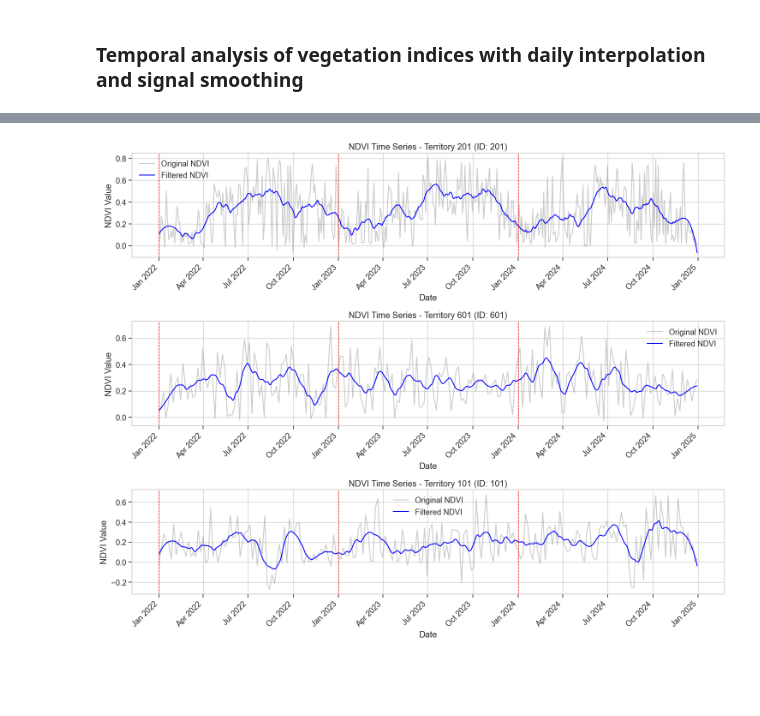
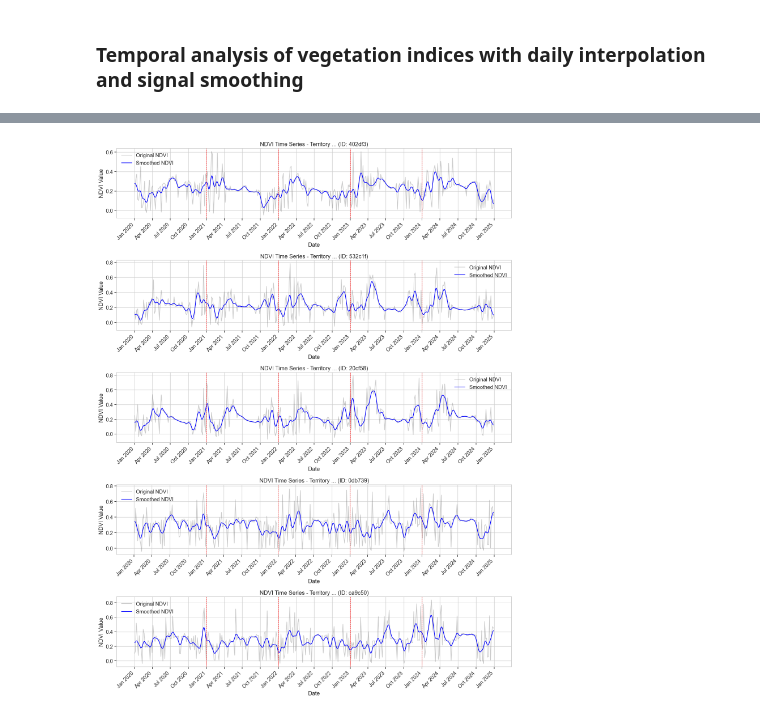
Before and after one commit to erickfaria/remoteSensingGEE, a Jupyter notebook: ndvi.ipynb, the cells around one changed output, grey strips where cells are left out. Cells and saved outputs as stored; diff of their text form; code cells hidden in the pictures; blank space fills up the shorter version.

```diff
--- a/ndvi.ipynb
+++ b/ndvi.ipynb
@@ -21,15 +24,14 @@ True
 # %%
 # Load indigenous territories data from parquet file
 # Only the first 3 territories are selected for this example
-gdf = gpd.read_parquet('data/terrasIndigenasBr.parquet')
-gdf = gdf[:3]  # Using only 3 territories for demonstration/testing
+gdf = gpd.read_parquet('data/farmPropertiesAnonymized.parquet')
 
 # Convert GeoDataFrame to Earth Engine FeatureCollection
 # This is necessary to use the geometries in Google Earth Engine
 gdf_ee = geemap.geopandas_to_ee(gdf)
 
 # Configuration parameters for satellite imagery analysis
-start_date = '2022-01-01'
+start_date = '2020-01-01'
 end_date = '2024-12-31'
 batch_size = 10  # Number of features to process in each batch
 
@@ -39,7 +41,7 @@ calculator = Sentinel2IndexCalculator(
     start_date,
     end_date,
     gdf_ee,
-    id_column='terrai_cod',  # Column containing unique identifiers for each territory
+    id_column='hash_id',  # Column containing unique identifiers for each territory
     batch_size=batch_size    # Process features in batches to avoid memory issues
 )
 
@@ -75,14 +77,12 @@ Results saved to ndvi_results_20220101_20241231.csv
 # %% [markdown]
 ### Time series visualization of raw NDVI from Sentinel-2 data
 # %%
-# Time series visualization of vegetation indices from Sentinel-2 data
-
 # Step 1: Convert date column to datetime format with correct format recognition
 # The dates are in 'dd-mm-yyyy' format, so we use dayfirst=True
 ndvi_df['date'] = pd.to_datetime(ndvi_df['date'], dayfirst=True)
 
 # Step 2: Select random territories to visualize (5 samples or fewer if there are less territories)
-unique_territories = ndvi_df['terrai_cod'].unique()
+unique_territories = ndvi_df['hash_id'].unique()
 territories_to_plot = np.random.choice(
     unique_territories,
     min(5, len(unique_territories)),
@@ -103,7 +103,7 @@ if len(territories_to_plot) == 1:
 # Step 4: Plot NDVI time series for each selected territory
 for i, territory_id in enumerate(territories_to_plot):
     # Filter data for the current territory
-    territory_data = ndvi_df[ndvi_df['terrai_cod'] == territory_id].copy()
+    territory_data = ndvi_df[ndvi_df['hash_id'] == territory_id].copy()
 
     # Sort data by date to ensure proper time series plotting
     territory_data = territory_data.sort_values('date')
@@ -165,6 +164,12 @@ Visualization saved to ndvi_visualization_20220101_20241231.png
 ### Temporal analysis of vegetation indices with daily interpolation and signal smoothing
 # %%
 # Temporal analysis of vegetation indices with daily interpolation and signal smoothing
+import pandas as pd
+import numpy as np
+import matplotlib.pyplot as plt
+import matplotlib.dates as mdates
+import seaborn as sns
+from scipy.ndimage import gaussian_filter1d  # More stable than savgol_filter
 
 # Step 1: Convert date column to datetime format
 # The dates are in 'dd-mm-yyyy' format, so we use dayfirst=True
@@ -173,36 +178,49 @@ ndvi_df['date'] = pd.to_datetime(ndvi_df['date'], dayfirst=True)
 # Step 2: Apply daily interpolation to fill gaps in the time series
 # First, set territory ID and date as a hierarchical index
 print("Applying daily interpolation to create a continuous time series...")
-ndvi_df.set_index(['terrai_cod', 'date'], inplace=True)
+ndvi_df.set_index(['hash_id', 'date'], inplace=True)
 
 # Resample to daily frequency and interpolate missing values
 # This creates a smooth daily time series from potentially irregular observations
-ndvi_df = ndvi_df.groupby('terrai_cod').resample('D', level='date').mean()
+ndvi_df = ndvi_df.groupby('hash_id').resample('D', level='date').mean()
 ndvi_df = ndvi_df.interpolate(method='linear')
 
 # Reset index to return to a standard DataFrame structure
 ndvi_df.reset_index(inplace=True)
 
-# Step 3: Apply Savitzky-Golay filter to smooth the NDVI signal
-# This filter reduces noise while preserving the shape of the signal peaks
-print("Applying Savitzky-Golay filter to smooth NDVI time series...")
+# Step 3: Apply robust smoothing to the NDVI signal
+# We'll use a combination of rolling median and Gaussian filter instead of Savitzky-Golay
+print("Applying robust smoothing to NDVI time series...")
 
-# Define filter parameters
-window_size = 70  # Window size (must be odd)
-poly_order = 3   # Polynomial order for the filter
+# Function to apply a robust two-step smoothing process
+def apply_robust_smoothing(series):
+    # Step 1: Apply rolling median to remove outliers and spikes
+    # This is more robust to extreme values than moving average
+    window = min(7, len(series) // 3)  # Adaptive window size
+    if window < 3:
+        window = 3  # Minimum window size
+    if window % 2 == 0:
+        window += 1  # Ensure odd window size
 
-# Apply the filter to each territory's NDVI time series
-# The filter helps remove noise while preserving important trends in the data
-ndvi_df['ndvi_filtered'] = ndvi_df.groupby('terrai_cod')['ndvi'].transform(
-    lambda x: savgol_filter(x, window_size, poly_order) if len(x) > window_size else x
-)
+    rolling_median = series.rolling(window=window, center=True, min_periods=1).mean()
+
+    # Step 2: Apply Gaussian filter for additional smoothing
+    # This provides a gentle smoothing effect without edge artifacts
+    sigma = 7.0  # Controls smoothness - higher values = smoother curve
+    smoothed = gaussian_filter1d(rolling_median, sigma=sigma)
+
+    return smoothed
+
+# Apply the robust smoothing to each territory's NDVI time series
+print("Applying smoothing with combined median + Gaussian filter...")
+ndvi_df['ndvi_smooth'] = ndvi_df.groupby('hash_id')['ndvi'].transform(apply_robust_smoothing)
 
 # Drop any remaining NaN values that might exist after processing
-ndvi_df.dropna(subset=['ndvi', 'ndvi_filtered'], inplace=True)
+ndvi_df.dropna(subset=['ndvi'], inplace=True)
 
 # Step 4: Select random territories to visualize
 print("Selecting territories for visualization...")
-unique_territories = ndvi_df['terrai_cod'].unique()
+unique_territories = ndvi_df['hash_id'].unique()
 territories_to_plot = np.random.choice(
     unique_territories,
     min(5, len(unique_territories)),
@@ -224,7 +242,7 @@ if len(territories_to_plot) == 1:
 print("Creating visualizations...")
 for i, territory_id in enumerate(territories_to_plot):
     # Filter data for the current territory
-    territory_data = ndvi_df[ndvi_df['terrai_cod'] == territory_id].copy()
+    territory_data = ndvi_df[ndvi_df['hash_id'] == territory_id].copy()
 
     # Plot the original NDVI values (with lighter appearance)
     sns.lineplot(
@@ -237,22 +255,22 @@ for i, territory_id in enumerate(territories_to_plot):
         label='Original NDVI'
     )
 
-    # Plot the filtered NDVI values (main visualization)
+    # Plot the smoothed NDVI values (main visualization)
     sns.lineplot(
         x='date',
-        y='ndvi_filtered',
+        y='ndvi_smooth',
         data=territory_data,
         ax=axes[i],
         linewidth=1.5,
         color='blue',
-        label='Filtered NDVI'
+        label='Smoothed NDVI'
     )
 
     # Get territory name if available
     territory_name = territory_data.iloc[0].get('name', f'Territory {territory_id}')
 
     # Add title and labels
-    axes[i].set_title(f'NDVI Time Series - {territory_name} (ID: {territory_id})')
+    axes[i].set_title(f'NDVI Time Series - {territory_name[:10]}... (ID: {territory_id[:6]})')
     axes[i].set_xlabel('Date')
     axes[i].set_ylabel('NDVI Value')
 
@@ -284,7 +302,7 @@ for i, territory_id in enumerate(territories_to_plot):
 plt.tight_layout()
 
 # Save the visualization as a high-resolution image
-file_name = f"ndvi_daily_filtered_{start_date.replace('-', '')}_{end_date.replace('-', '')}.png"
+file_name = f"ndvi_daily_smoothed_{start_date.replace('-', '')}_{end_date.replace('-', '')}.png"
 fig.savefig(file_name, dpi=300, bbox_inches='tight')
 print(f"Visualization saved to {file_name}")
 
@@ -293,10 +311,10 @@ plt.show()
 
 # Print summary statistics about the processed data
 print("\nSummary statistics of the processed NDVI data:")
-print(ndvi_df[['ndvi', 'ndvi_filtered']].describe())
+print(ndvi_df[['ndvi', 'ndvi_smooth']].describe())
 
 print(f"\nTotal number of daily observations after interpolation: {len(ndvi_df)}")
-print(f"Number of territories analyzed: {ndvi_df['terrai_cod'].nunique()}")
+print(f"Number of territories analyzed: {ndvi_df['hash_id'].nunique()}")
 print(f"Date range: {ndvi_df['date'].min().strftime('%Y-%m-%d')} to {ndvi_df['date'].max().strftime('%Y-%m-%d')}")
 # %% [output]
 Applying daily interpolation to create a continuous time series...
@@ -307,2 +326,2 @@ Visualization saved to ndvi_daily_filtered_20220101_20241231.png
-[figure, old version]
+[figure, new version]
 Summary statistics of the processed NDVI data:
```
Also changed, not shown: parts of 5 cells of this notebook.
